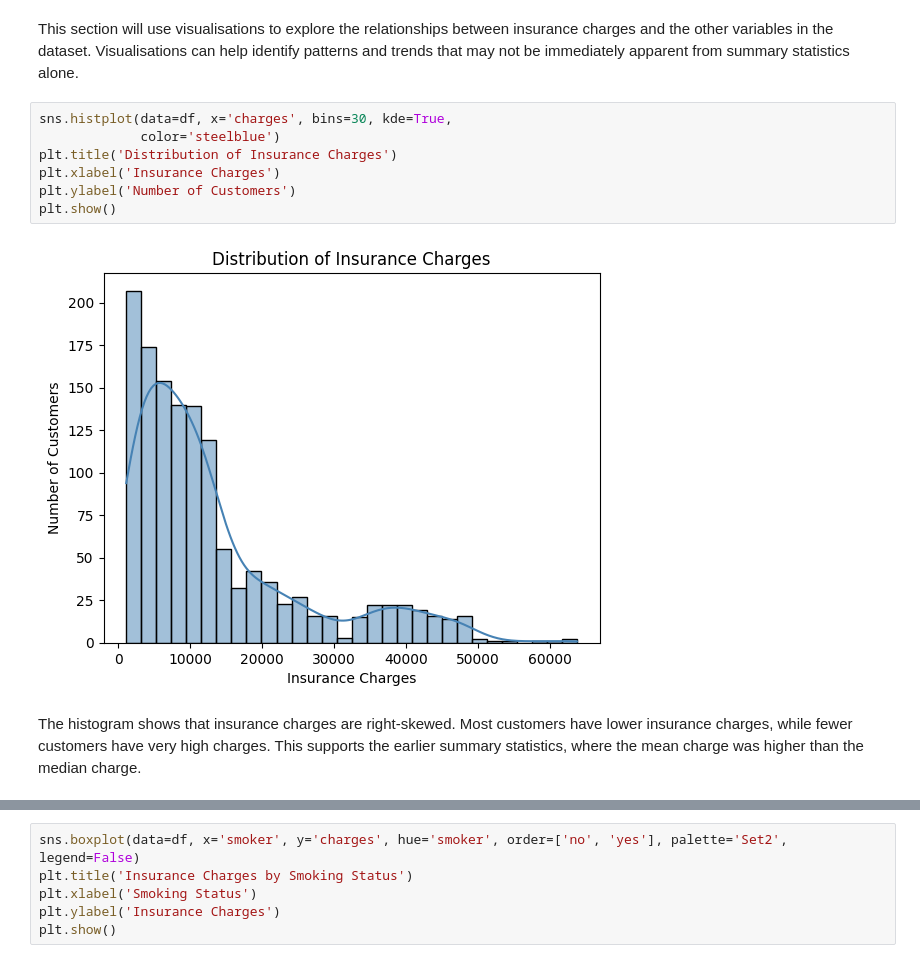
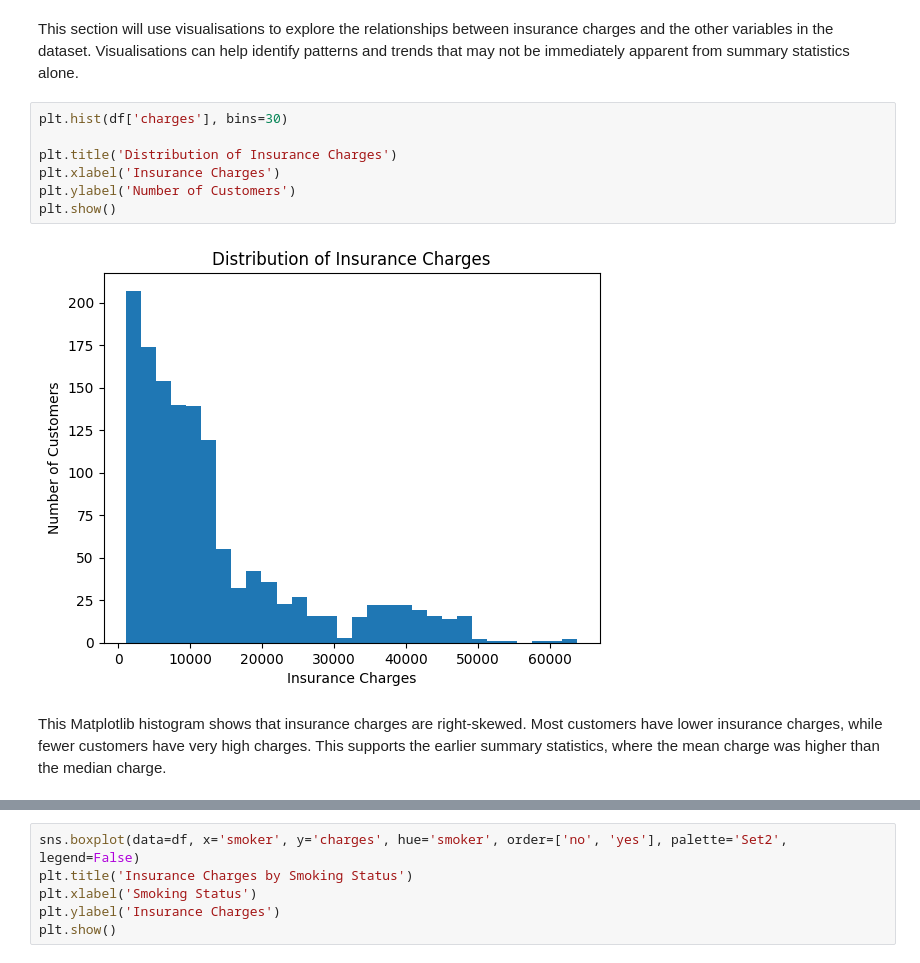
Before and after one commit to sahra02/Healthcare_Insurance, a Jupyter notebook: jupyter_notebooks/02_data_visualisation.ipynb, the cells around one changed output, grey strips where cells are left out. Saved outputs shown, nothing was run; the diff lists cells and outputs as text.

Commit message:
Complete ETL and data visualisation notebooks

```diff
--- a/jupyter_notebooks/02_data_visualisation.ipynb
+++ b/jupyter_notebooks/02_data_visualisation.ipynb
@@ -224,13 +227,13 @@ The number of children does not show a simple pattern where charges increase ste
 # %% [markdown]
 This section will use visualisations to explore the relationships between insurance charges and the other variables in the dataset. Visualisations can help identify patterns and trends that may not be immediately apparent from summary statistics alone.
 # %%
-sns.histplot(data=df, x='charges', bins=30, kde=True,
-			 color='steelblue')
+plt.hist(df['charges'], bins=30)
+
 plt.title('Distribution of Insurance Charges')
 plt.xlabel('Insurance Charges')
 plt.ylabel('Number of Customers')
 plt.show()
 # %% [output]
-[figure, old version]
+[figure, new version]
 # %% [markdown]
-The histogram shows that insurance charges are right-skewed. Most customers have lower insurance charges, while fewer customers have very high charges. This supports the earlier summary statistics, where the mean charge was higher than the median charge.
+This Matplotlib histogram shows that insurance charges are right-skewed. Most customers have lower insurance charges, while fewer customers have very high charges. This supports the earlier summary statistics, where the mean charge was higher than the median charge.
```
Also changed, not shown: parts of 7 cells of this notebook, 2 other files.
